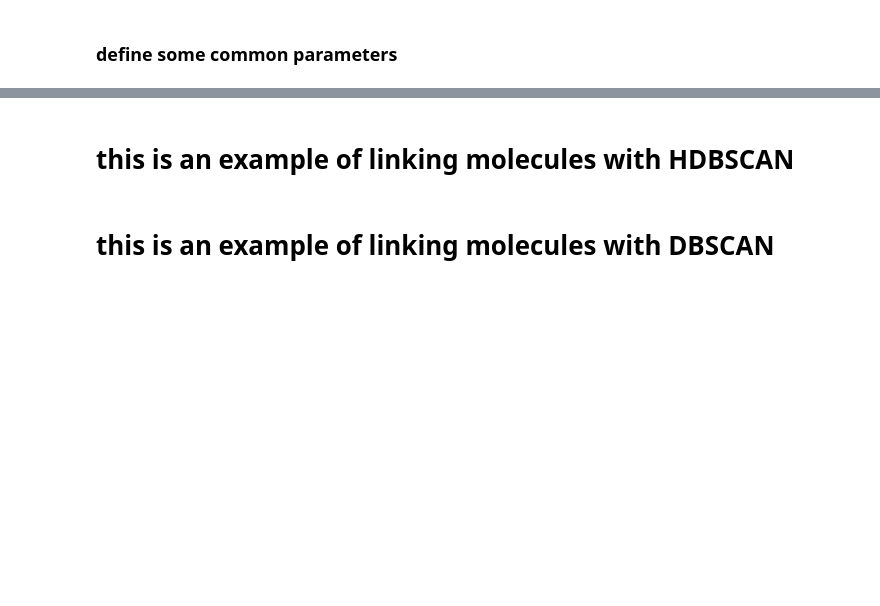
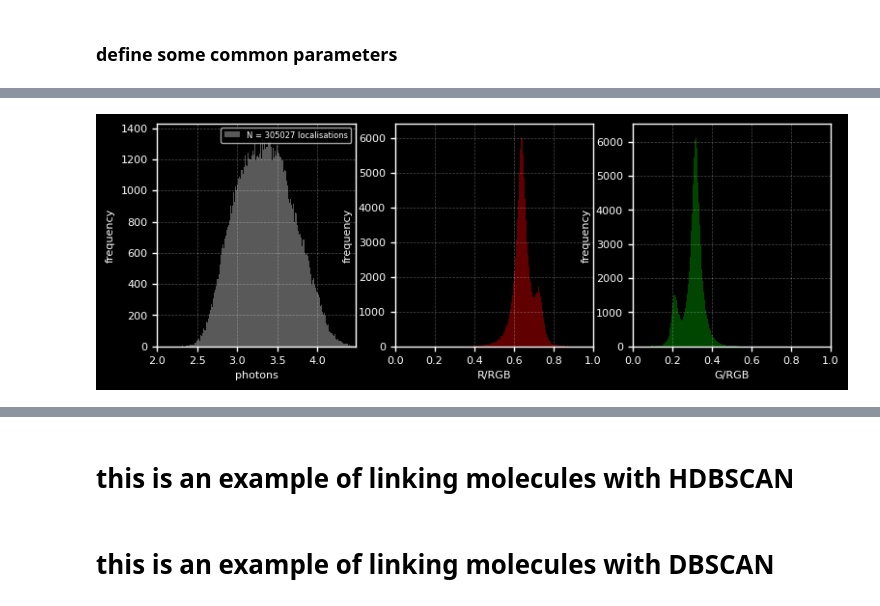
Before and after one commit to JBeckwith/pyS3M, a Jupyter notebook: single_dye_experiment_notebooks/Dye_Mixture_Analysis.ipynb, the cells around one changed output, grey strips where cells are left out. Saved outputs shown, nothing was run; the diff lists cells and outputs as text; code cells hidden in the pictures; blank space fills up the shorter version.

```diff
--- a/single_dye_experiment_notebooks/Dye_Mixture_Analysis.ipynb
+++ b/single_dye_experiment_notebooks/Dye_Mixture_Analysis.ipynb
@@ -324,26 +259,35 @@ plt.show()
 # %%
-fig, axs = plotter.create_subplots(ncols=3)
+fig, axs = plotter.create_subplots(ncols=3, figsize=(9, 3))
 
 
 bins = np.histogram_bin_edges(np.log10(sf_db['photons'].to_numpy()), 'sqrt')
 axs[0] = plotter.histogram_plot(axs[0], np.log10(sf_db['photons']), bins, density=False,
-                                xlabel=r'log$_{10}$(photons)')
+                                xlabel=r'log$_{10}$(photons)', color='gray', label='N = '+str(len(sf_db['photons'].to_numpy()))+' localisations')
 
+axs[0].set_xlabel('photons', fontsize=8)
+axs[0].set_ylabel('frequency', fontsize=8)
 
 bins = np.histogram_bin_edges(sf_db['A_R'].to_numpy(), 'fd')
 axs[1] = plotter.histogram_plot(axs[1], sf_db['A_R'], bins,
                                 color='darkred',
                                xlabel='R/RGB')
+axs[1].set_xlabel('R/RGB', fontsize=8)
+axs[1].set_ylabel('frequency', fontsize=8)
+
 bins = np.histogram_bin_edges(sf_db['A_G'].to_numpy(), 'fd')
 axs[2] = plotter.histogram_plot(axs[2], sf_db['A_G'], bins,
                                 color='darkgreen',
                                xlabel='G/RGB')
+axs[2].set_xlabel('G/RGB', fontsize=8)
+axs[2].set_ylabel('frequency', fontsize=8)
 
-axs[0].set_xlim([2, 4])
+axs[0].set_xlim([2, np.max(np.log10(sf_db['photons']))])
 axs[1].set_xlim([0., 1])
 axs[2].set_xlim([0., 1])
-#folder = '/home/jbeckwith/Documents/pCloud/Chemistry/Lee/Talks+Posters/Subgroup/20251023/fig/multicolour/Dye_Mixtures/'
-#plt.savefig(os.path.join(folder, 'Dye_Mixtures_perFrame.svg'), dpi=600, format='svg')
+folder = '/home/jbeckwith/Documents/pCloud/Chemistry/Lee/Talks+Posters/Group Meeting/20251201/fig/multicolour_camera/dye_discrimination/QDOT647N/'
+plt.savefig(os.path.join(folder, 'Dye_Mixtures_perFrame.svg'), dpi=600, format='svg')
 
 plt.show()
+# %% [output]
+[figure, added]
 # %%
```
Also changed, not shown: parts of 18 cells of this notebook, 10 other files.
